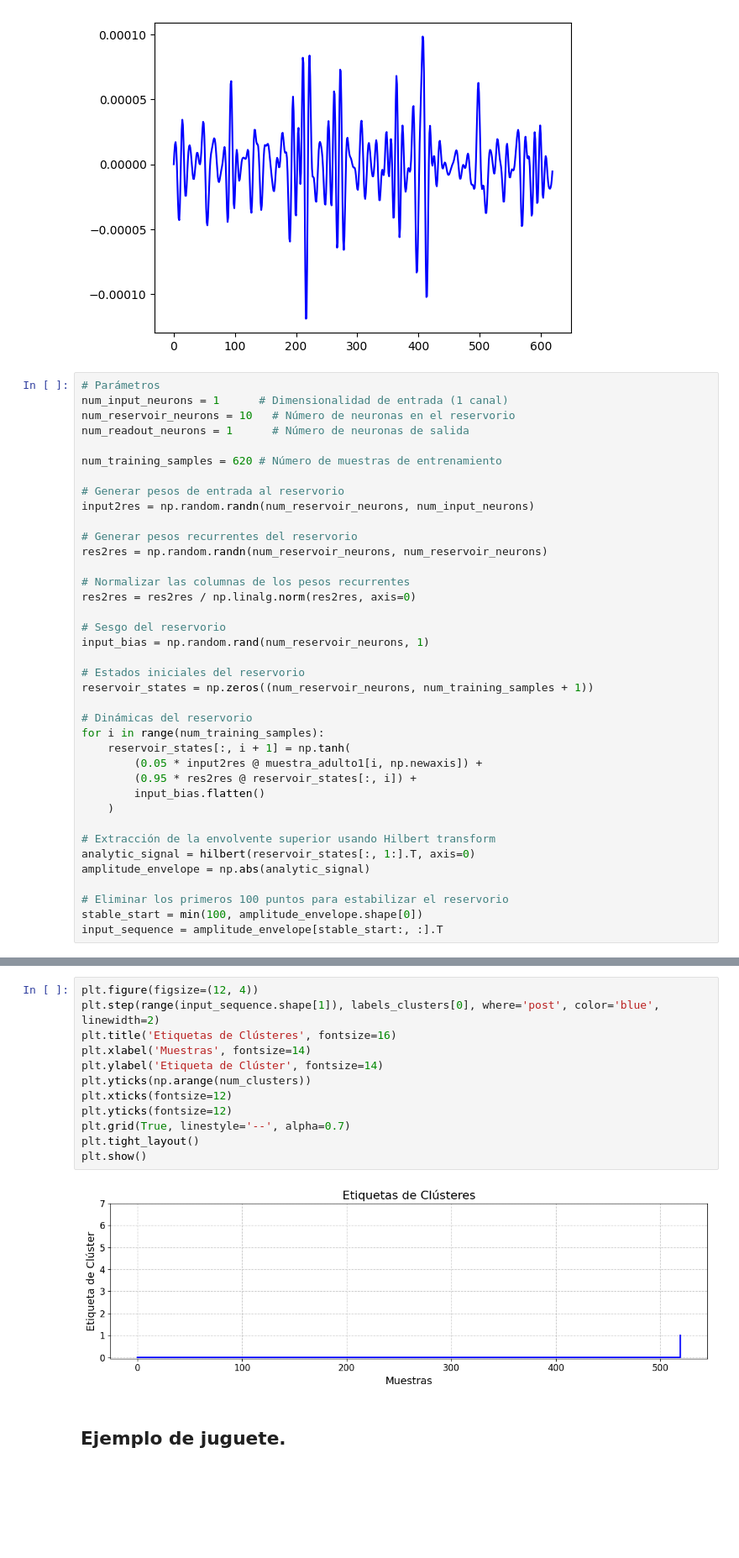
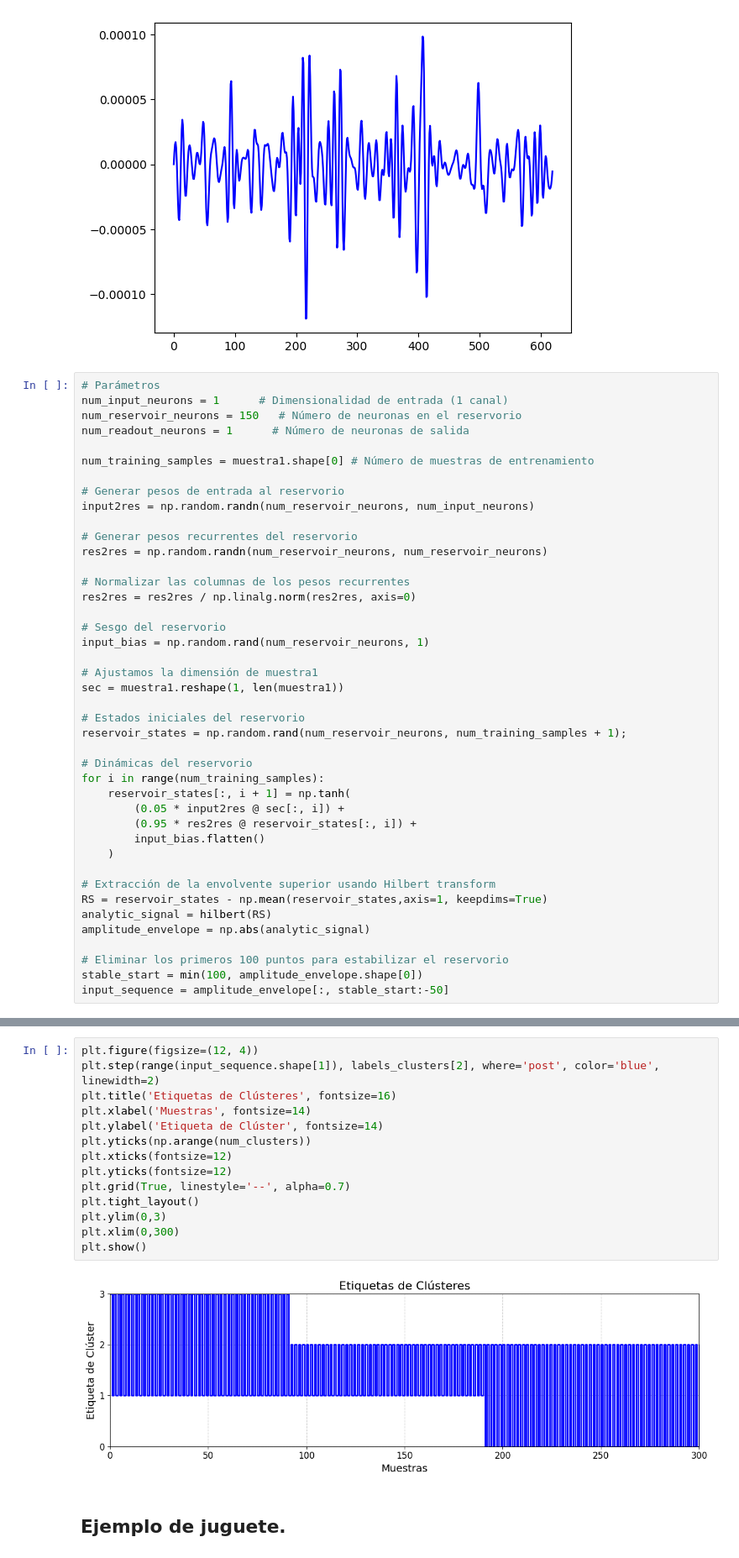
Before and after one commit to manuuuv/TFG, a Jupyter notebook: reservoir_yvg.ipynb, the cells around one changed output, grey strips where cells are left out. Shown: that part at 84% size. Drawn from its saved outputs; the diff is of its cells as text; blank space fills up the shorter version.

```diff
--- a/reservoir_yvg.ipynb
+++ b/reservoir_yvg.ipynb
@@ -44,10 +44,10 @@ plt.show()
 # %%
 # Parámetros
 num_input_neurons = 1      # Dimensionalidad de entrada (1 canal)
-num_reservoir_neurons = 10   # Número de neuronas en el reservorio
+num_reservoir_neurons = 150   # Número de neuronas en el reservorio
 num_readout_neurons = 1      # Número de neuronas de salida
 
-num_training_samples = 620 # Número de muestras de entrenamiento
+num_training_samples = muestra1.shape[0] # Número de muestras de entrenamiento
 
 # Generar pesos de entrada al reservorio
 input2res = np.random.randn(num_reservoir_neurons, num_input_neurons)
@@ -61,21 +61,25 @@ res2res = res2res / np.linalg.norm(res2res, axis=0)
 # Sesgo del reservorio
 input_bias = np.random.rand(num_reservoir_neurons, 1)
 
+# Ajustamos la dimensión de muestra1
+sec = muestra1.reshape(1, len(muestra1))
+
 # Estados iniciales del reservorio
-reservoir_states = np.zeros((num_reservoir_neurons, num_training_samples + 1))
+reservoir_states = np.random.rand(num_reservoir_neurons, num_training_samples + 1);
 
 # Dinámicas del reservorio
 for i in range(num_training_samples):
     reservoir_states[:, i + 1] = np.tanh(
-        (0.05 * input2res @ muestra_adulto1[i, np.newaxis]) +
+        (0.05 * input2res @ sec[:, i]) +
         (0.95 * res2res @ reservoir_states[:, i]) +
         input_bias.flatten()
     )
 
 # Extracción de la envolvente superior usando Hilbert transform
-analytic_signal = hilbert(reservoir_states[:, 1:].T, axis=0)
+RS = reservoir_states - np.mean(reservoir_states,axis=1, keepdims=True)
+analytic_signal = hilbert(RS)
 amplitude_envelope = np.abs(analytic_signal)
 
 # Eliminar los primeros 100 puntos para estabilizar el reservorio
 stable_start = min(100, amplitude_envelope.shape[0])
-input_sequence = amplitude_envelope[stable_start:, :].T
+input_sequence = amplitude_envelope[:, stable_start:-50]
@@ -113,17 +121,19 @@ Número de clústeres: 8, Coeficiente Silhouette: 0.9546
 # %%
 plt.figure(figsize=(12, 4))
-plt.step(range(input_sequence.shape[1]), labels_clusters[0], where='post', color='blue', linewidth=2)
+plt.step(range(input_sequence.shape[1]), labels_clusters[2], where='post', color='blue', linewidth=2)
 plt.title('Etiquetas de Clústeres', fontsize=16)
 plt.xlabel('Muestras', fontsize=14)
 plt.ylabel('Etiqueta de Clúster', fontsize=14)
 plt.yticks(np.arange(num_clusters))
 plt.xticks(fontsize=12)
 plt.yticks(fontsize=12)
 plt.grid(True, linestyle='--', alpha=0.7)
 plt.tight_layout()
+plt.ylim(0,3)
+plt.xlim(0,300)
 plt.show()
 # %% [output]
-[figure, old version]
+[figure, new version]
 # %% [markdown]
 ## Ejemplo de juguete.
 # %%
```
Also changed, not shown: parts of 2 cells of this notebook, 2 other files.
